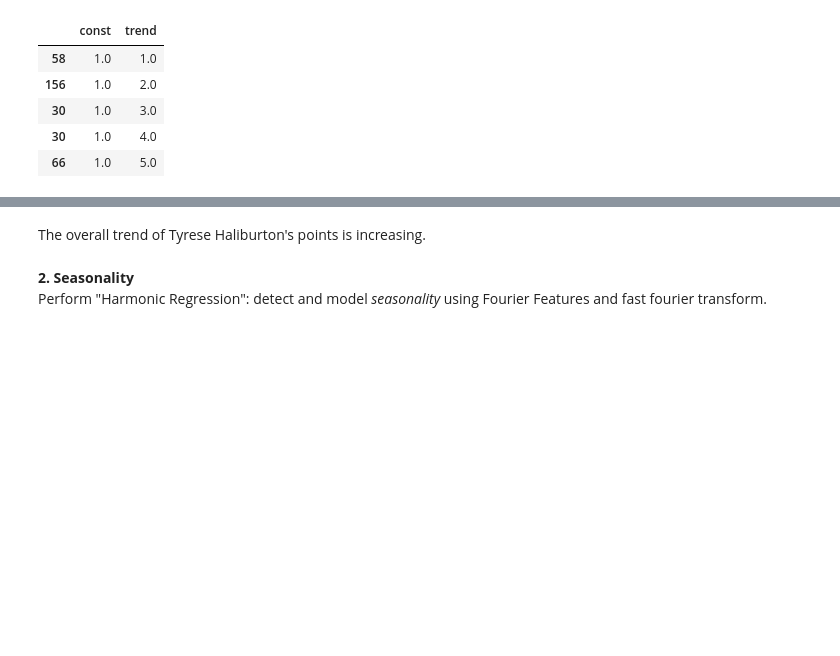
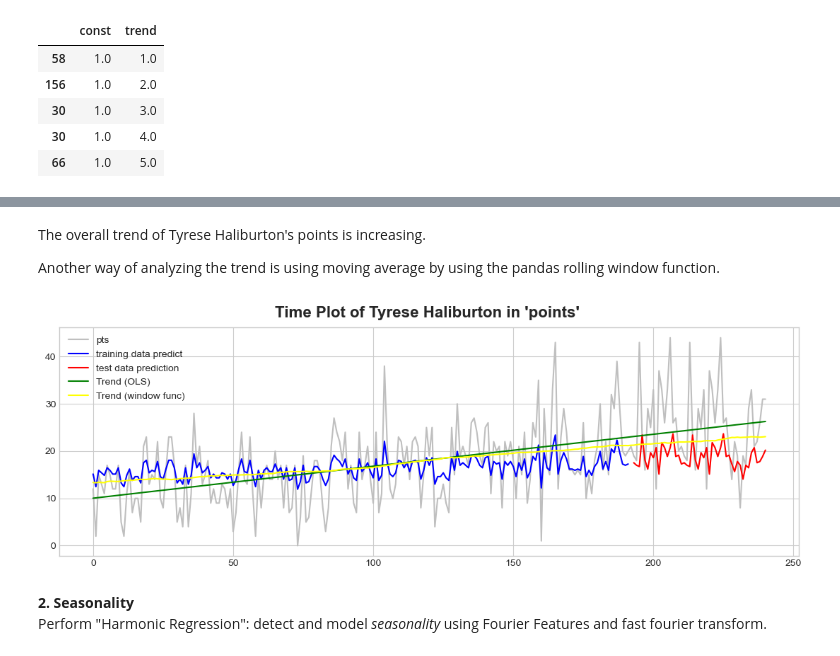
Before and after one commit to josephj1o4e1/YahooFantasyBasketball-project, a Jupyter notebook: project1-yahoofantasy-9cat-trendseasonality.ipynb, the cells around one changed output, grey strips where cells are left out. Saved outputs shown, nothing was run; the diff lists cells and outputs as text; code cells hidden in the pictures; blank space fills up the shorter version.

```diff
--- a/project1-yahoofantasy-9cat-trendseasonality.ipynb
+++ b/project1-yahoofantasy-9cat-trendseasonality.ipynb
@@ -318,5 +319,14 @@ display(fig)
 # %% [markdown]
 The overall trend of Tyrese Haliburton's points is increasing.
+
+Another way of analyzing the trend is using moving average by using the pandas rolling window function.
+# %%
+trend = df_name0[category].rolling(window=200, center=True, min_periods=100).mean()
+ax.plot(df_name0['time'], trend, color='yellow', label="Trend (window func)")
+ax.legend()
+display(fig)
+# %% [output]
+[figure, added]
 # %% [markdown]
 **2. Seasonality**
 Perform "Harmonic Regression": detect and model *seasonality* using Fourier Features and fast fourier transform.
```
Also changed, not shown: parts of 11 cells of this notebook.
